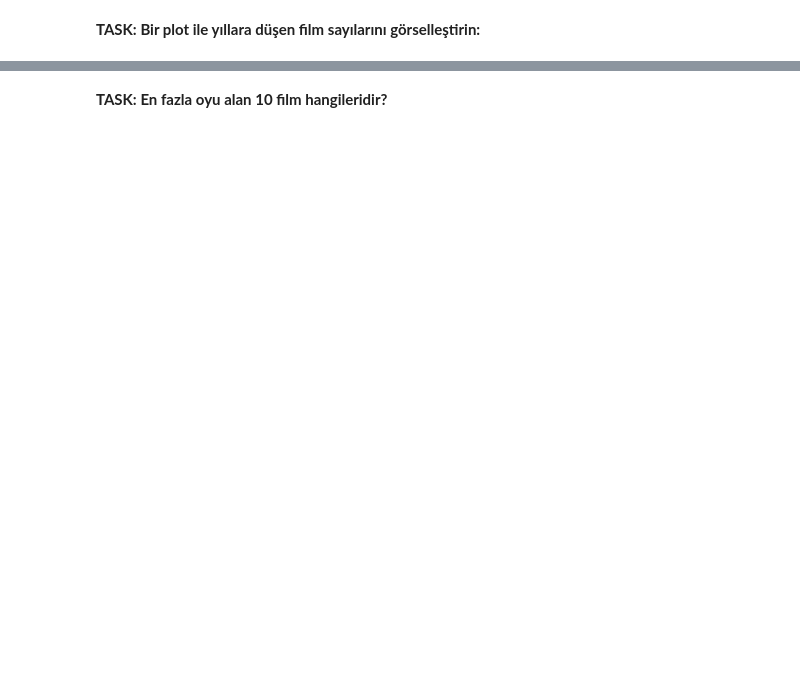
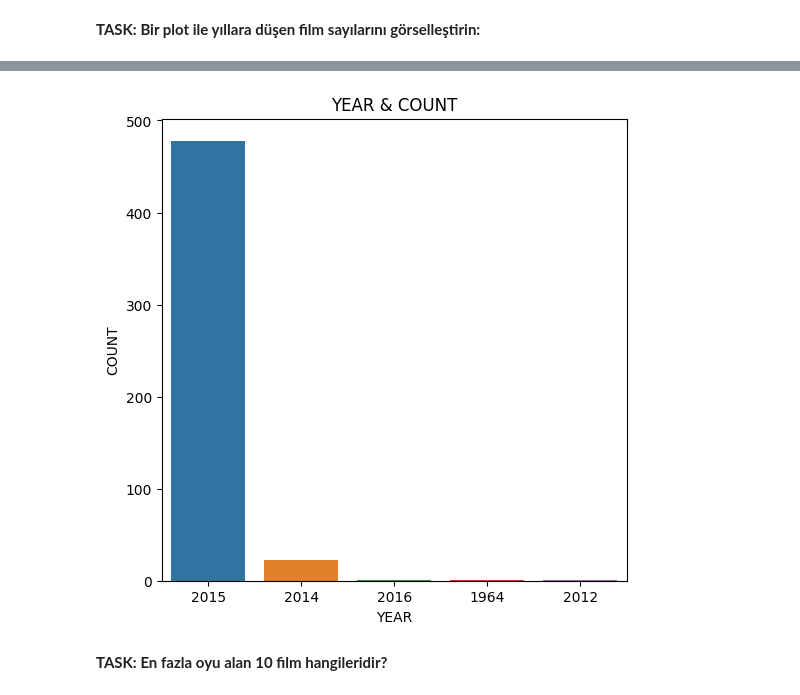
Before and after one commit to orkunumur/Data_Science_Practises, a Jupyter notebook: EMKA_BITIRME_PROJESI/EmKa-Kurs-BitirmeProjesi.ipynb, the cells around one changed output, grey strips where cells are left out. Saved outputs shown, nothing was run; the diff lists cells and outputs as text; code cells hidden in the pictures; blank space fills up the shorter version.

```diff
--- a/EMKA_BITIRME_PROJESI/EmKa-Kurs-BitirmeProjesi.ipynb
+++ b/EMKA_BITIRME_PROJESI/EmKa-Kurs-BitirmeProjesi.ipynb
@@ -145,0 +156,4 @@ memory usage: 15.9+ KB
+# %%
+arr = fandango["FILM"].values
+b = arr[0].split()
+b[-1][-5:-1]
@@ -145,0 +162,8 @@ memory usage: 15.9+ KB
+# %%
+# Buraya kod yazın
+arr = fandango["FILM"].values
+Year = []
+for i in range(len(arr)):
+    b = arr[i].split()
+    Year.append(b[-1][-5:-1])
+fandango["YEAR"] = Year
@@ -166,3 +201,15 @@ Name: YEAR, dtype: int64
+# %%
+# Buraya kod yazın
+plt.figure(figsize=(6,6))
+sns.countplot(data=fandango, x="YEAR")
+
+plt.xlabel("YEAR")
+plt.ylabel("COUNT")
+plt.title("YEAR & COUNT")
+
+plt.show()
+# %% [output]
+[figure, added]
 # %% [markdown]
 **TASK: En fazla oyu alan 10 film hangileridir?**
 # %%
```
Also changed, not shown: parts of 76 cells of this notebook.
